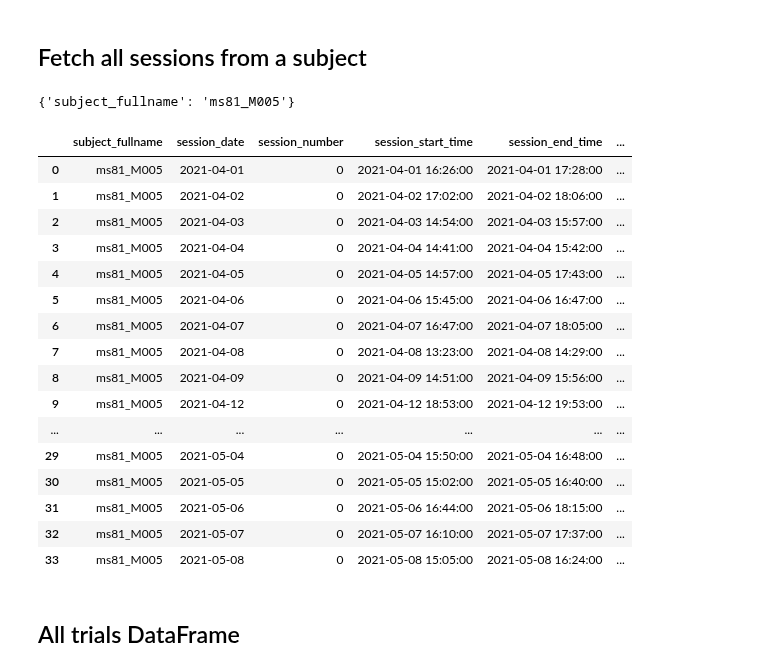
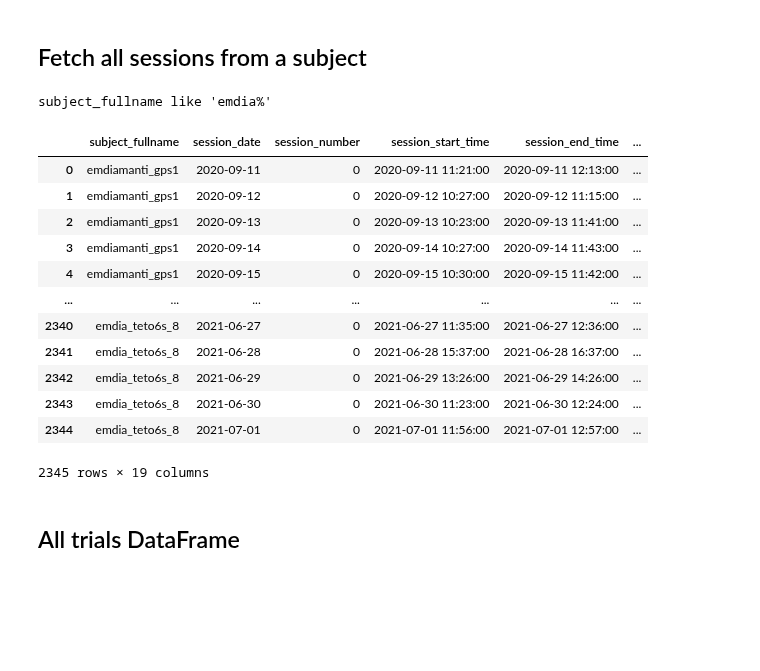
Before and after one commit to BrainCOGS/U19-pipeline-python, a Jupyter notebook: notebooks/fetch_session_data.ipynb, the cells around one changed output. Saved outputs shown, nothing was run; the diff lists cells and outputs as text; code cells hidden in the pictures; blank space fills up the shorter version.

```diff
--- a/notebooks/fetch_session_data.ipynb
+++ b/notebooks/fetch_session_data.ipynb
@@ -15,34 +15,31 @@ Connecting alvaros@datajoint00.pni.princeton.edu:3306
 # %% [markdown]
 ## Fetch all sessions from a subject
 # %%
-key = dict()
-key['subject_fullname'] = 'ms81_M005'
+#key = dict()
+#key['subject_fullname'] = 'ms81_M005'
+key = "subject_fullname like 'emdia%'"
 #key['session_date'] = '2021-05-05'
 
 print(key)
 
 
 all_sessions_df = pd.DataFrame((acquisition.Session & key).fetch(as_dict=True))
 all_sessions_df
 # %% [output]
-{'subject_fullname': 'ms81_M005'}
+subject_fullname like 'emdia%'
 |  | subject_fullname | session_date | session_number | session_start_time | session_end_time | ... |
-| 0 | ms81_M005 | 2021-04-01 | 0 | 2021-04-01 16:26:00 | 2021-04-01 17:28:00 | ... |
-| 1 | ms81_M005 | 2021-04-02 | 0 | 2021-04-02 17:02:00 | 2021-04-02 18:06:00 | ... |
-| 2 | ms81_M005 | 2021-04-03 | 0 | 2021-04-03 14:54:00 | 2021-04-03 15:57:00 | ... |
-| 3 | ms81_M005 | 2021-04-04 | 0 | 2021-04-04 14:41:00 | 2021-04-04 15:42:00 | ... |
-| 4 | ms81_M005 | 2021-04-05 | 0 | 2021-04-05 14:57:00 | 2021-04-05 17:43:00 | ... |
-| 5 | ms81_M005 | 2021-04-06 | 0 | 2021-04-06 15:45:00 | 2021-04-06 16:47:00 | ... |
-| 6 | ms81_M005 | 2021-04-07 | 0 | 2021-04-07 16:47:00 | 2021-04-07 18:05:00 | ... |
-| 7 | ms81_M005 | 2021-04-08 | 0 | 2021-04-08 13:23:00 | 2021-04-08 14:29:00 | ... |
-| 8 | ms81_M005 | 2021-04-09 | 0 | 2021-04-09 14:51:00 | 2021-04-09 15:56:00 | ... |
-| 9 | ms81_M005 | 2021-04-12 | 0 | 2021-04-12 18:53:00 | 2021-04-12 19:53:00 | ... |
+| 0 | emdiamanti_gps1 | 2020-09-11 | 0 | 2020-09-11 11:21:00 | 2020-09-11 12:13:00 | ... |
+| 1 | emdiamanti_gps1 | 2020-09-12 | 0 | 2020-09-12 10:27:00 | 2020-09-12 11:15:00 | ... |
+| 2 | emdiamanti_gps1 | 2020-09-13 | 0 | 2020-09-13 10:23:00 | 2020-09-13 11:41:00 | ... |
+| 3 | emdiamanti_gps1 | 2020-09-14 | 0 | 2020-09-14 10:27:00 | 2020-09-14 11:43:00 | ... |
+| 4 | emdiamanti_gps1 | 2020-09-15 | 0 | 2020-09-15 10:30:00 | 2020-09-15 11:42:00 | ... |
 | ... | ... | ... | ... | ... | ... | ... |
-| 29 | ms81_M005 | 2021-05-04 | 0 | 2021-05-04 15:50:00 | 2021-05-04 16:48:00 | ... |
-| 30 | ms81_M005 | 2021-05-05 | 0 | 2021-05-05 15:02:00 | 2021-05-05 16:40:00 | ... |
-| 31 | ms81_M005 | 2021-05-06 | 0 | 2021-05-06 16:44:00 | 2021-05-06 18:15:00 | ... |
-| 32 | ms81_M005 | 2021-05-07 | 0 | 2021-05-07 16:10:00 | 2021-05-07 17:37:00 | ... |
-| 33 | ms81_M005 | 2021-05-08 | 0 | 2021-05-08 15:05:00 | 2021-05-08 16:24:00 | ... |
+| 2340 | emdia_teto6s_8 | 2021-06-27 | 0 | 2021-06-27 11:35:00 | 2021-06-27 12:36:00 | ... |
+| 2341 | emdia_teto6s_8 | 2021-06-28 | 0 | 2021-06-28 15:37:00 | 2021-06-28 16:37:00 | ... |
+| 2342 | emdia_teto6s_8 | 2021-06-29 | 0 | 2021-06-29 13:26:00 | 2021-06-29 14:26:00 | ... |
+| 2343 | emdia_teto6s_8 | 2021-06-30 | 0 | 2021-06-30 11:23:00 | 2021-06-30 12:24:00 | ... |
+| 2344 | emdia_teto6s_8 | 2021-07-01 | 0 | 2021-07-01 11:56:00 | 2021-07-01 12:57:00 | ... |
+2345 rows × 19 columns
 # %% [markdown]
 ## All trials DataFrame
 # %%
```
Also changed, not shown: parts of 3 cells of this notebook, 2 other files.
